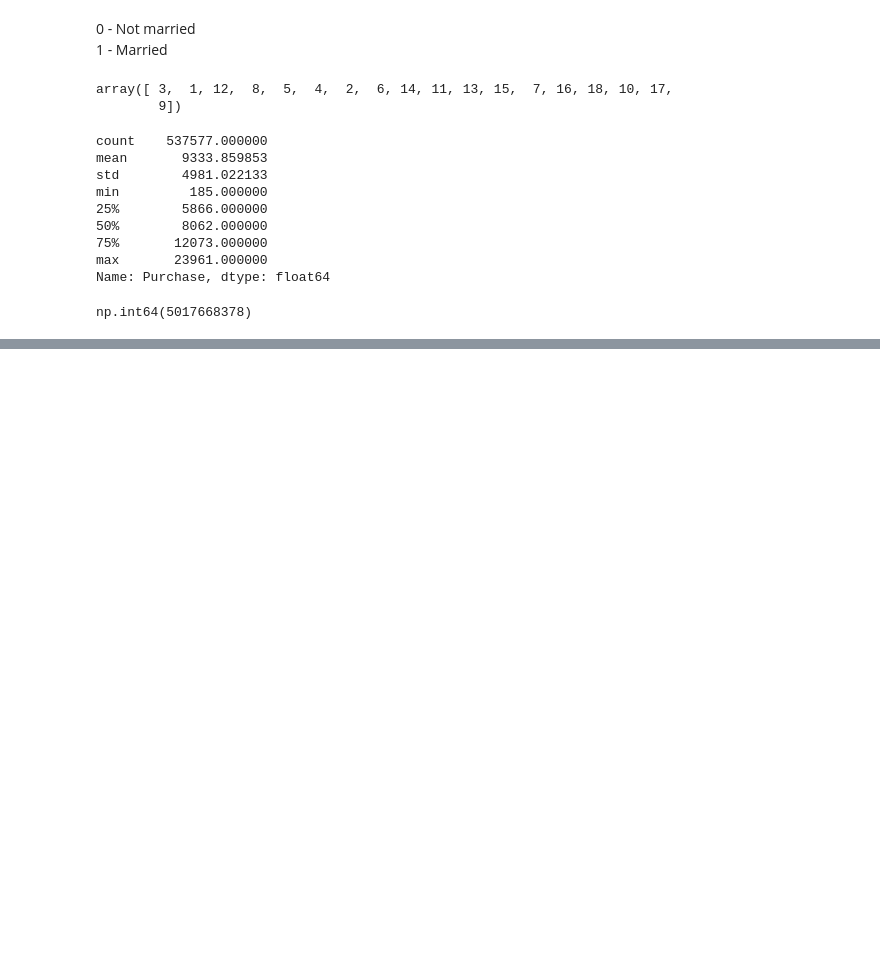
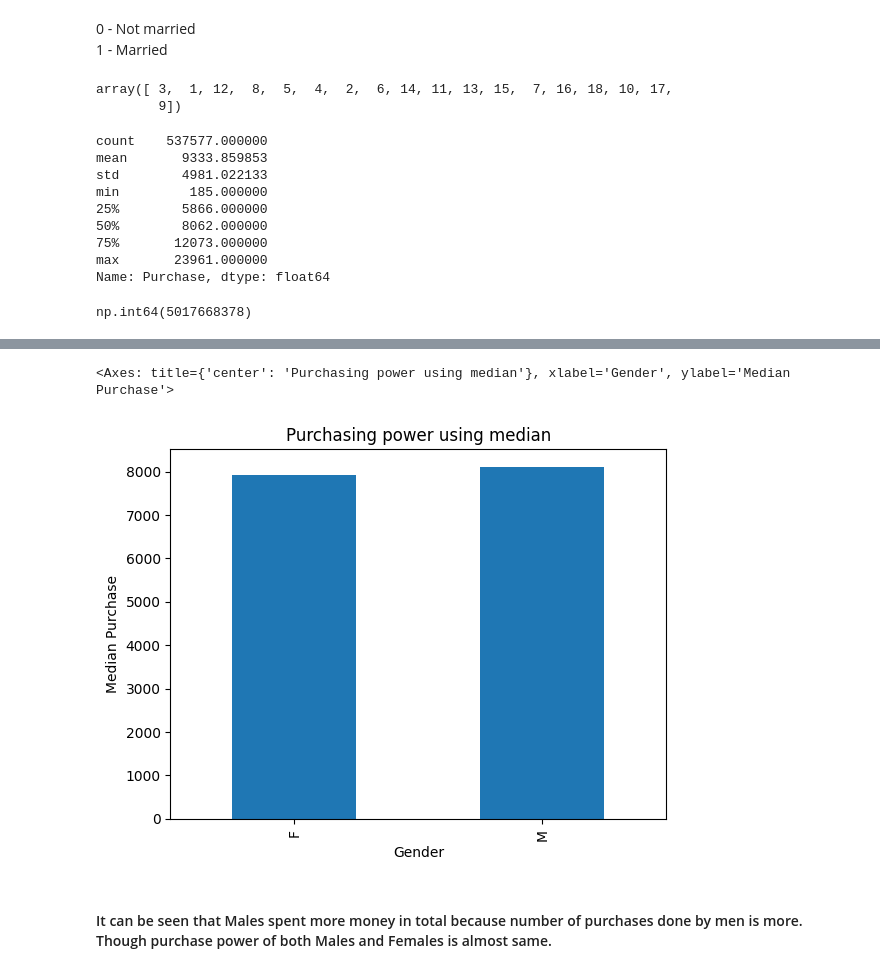
Before and after one commit to rishikeshpaulcode/Black-Friday-Sales-Analysis, a Jupyter notebook: black-friday-sales-analysis.ipynb, the cells around one changed output, grey strips where cells are left out. Drawn from its saved outputs; the diff is of its cells as text; code cells hidden in the pictures; blank space fills up the shorter version.

```diff
--- a/black-friday-sales-analysis.ipynb
+++ b/black-friday-sales-analysis.ipynb
@@ -191,0 +248,10 @@ np.int64(5017668378)
+# %%
+df_gender['Purchase'].median().plot(kind='bar',
+                                    xlabel='Gender',
+                                    ylabel='Median Purchase',
+                                    title='Purchasing power using median')
+# %% [output]
+<Axes: title={'center': 'Purchasing power using median'}, xlabel='Gender', ylabel='Median Purchase'>
+[figure, added]
+# %% [markdown]
+#### It can be seen that Males spent more money in total because number of purchases done by men is more. <br> Though purchase power of both Males and Females is almost same.
```
Also changed, not shown: parts of 9 cells of this notebook.
